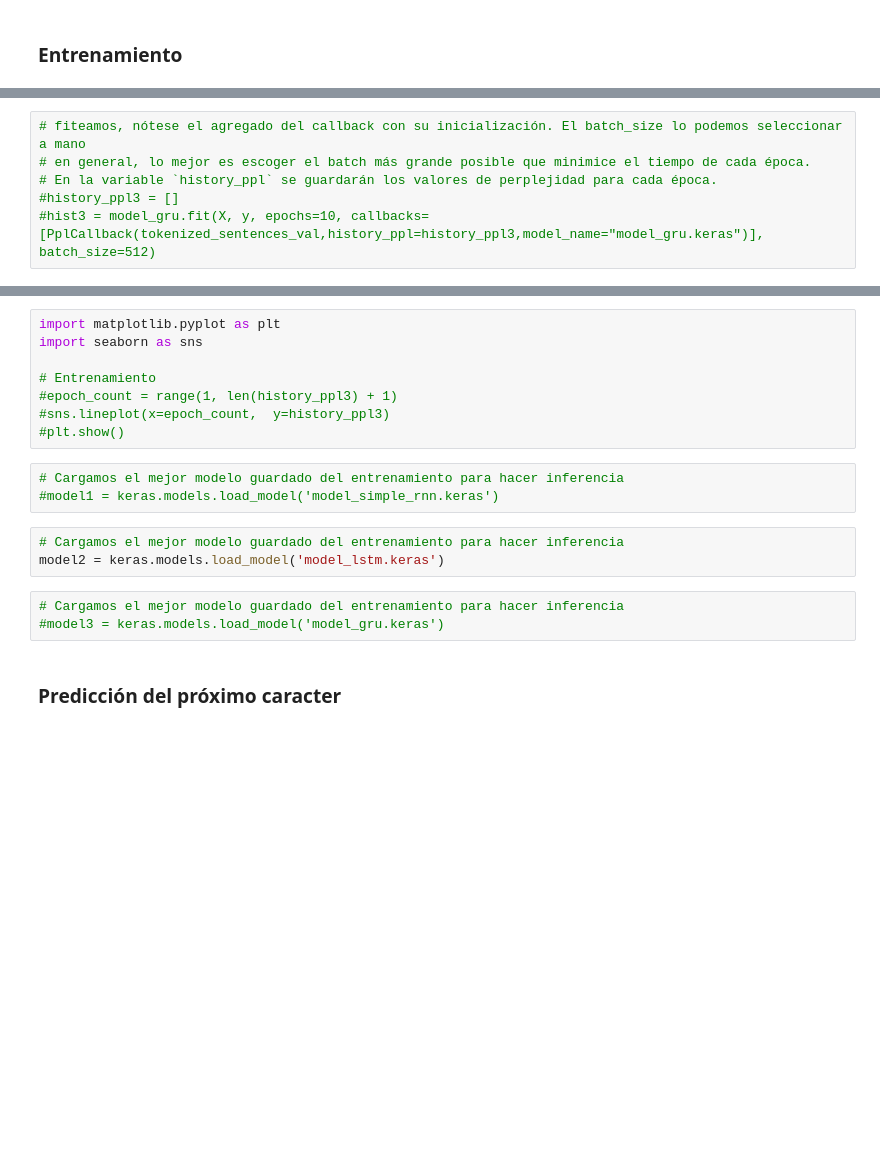
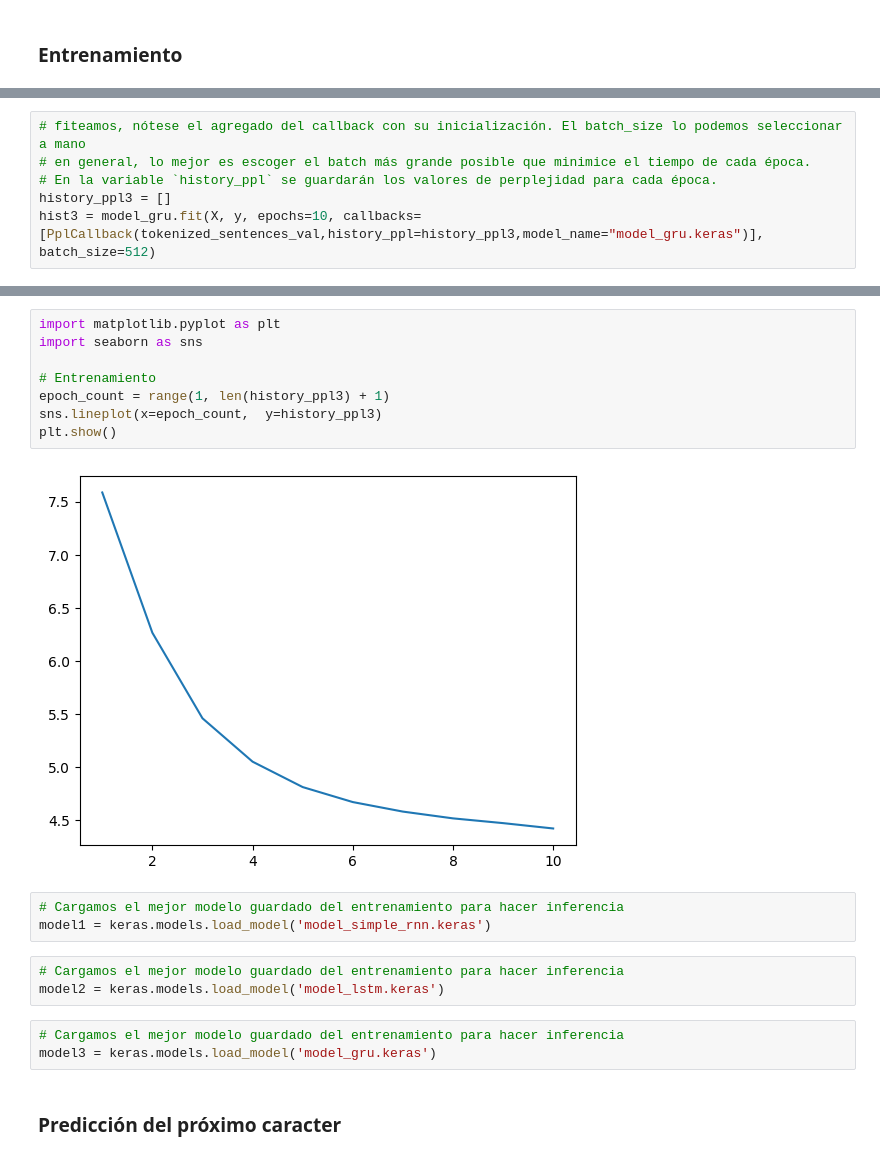
Before and after one commit to KevinNZenklusen/procesamiento_lenguaje_natural, a Jupyter notebook: clase_3/ejercicios/Desafio_3_char.ipynb, the cells around one changed output, grey strips where cells are left out. Cells and saved outputs as stored; diff of their text form; blank space fills up the shorter version.

```diff
--- a/clase_3/ejercicios/Desafio_3_char.ipynb
+++ b/clase_3/ejercicios/Desafio_3_char.ipynb
@@ -357,5 +393,5 @@ Epoch 2/10
 # fiteamos, nótese el agregado del callback con su inicialización. El batch_size lo podemos seleccionar a mano
 # en general, lo mejor es escoger el batch más grande posible que minimice el tiempo de cada época.
 # En la variable `history_ppl` se guardarán los valores de perplejidad para cada época.
-#history_ppl3 = []
-#hist3 = model_gru.fit(X, y, epochs=10, callbacks=[PplCallback(tokenized_sentences_val,history_ppl=history_ppl3,model_name="model_gru.keras")], batch_size=512)
+history_ppl3 = []
+hist3 = model_gru.fit(X, y, epochs=10, callbacks=[PplCallback(tokenized_sentences_val,history_ppl=history_ppl3,model_name="model_gru.keras")], batch_size=512)
@@ -378,20 +436,22 @@ plt.show()
 # %%
 import matplotlib.pyplot as plt
 import seaborn as sns
 
 # Entrenamiento
-#epoch_count = range(1, len(history_ppl3) + 1)
-#sns.lineplot(x=epoch_count,  y=history_ppl3)
-#plt.show()
+epoch_count = range(1, len(history_ppl3) + 1)
+sns.lineplot(x=epoch_count,  y=history_ppl3)
+plt.show()
+# %% [output]
+[figure, added]
 # %%
 # Cargamos el mejor modelo guardado del entrenamiento para hacer inferencia
-#model1 = keras.models.load_model('model_simple_rnn.keras')
+model1 = keras.models.load_model('model_simple_rnn.keras')
 # %%
 # Cargamos el mejor modelo guardado del entrenamiento para hacer inferencia
 model2 = keras.models.load_model('model_lstm.keras')
 # %%
 # Cargamos el mejor modelo guardado del entrenamiento para hacer inferencia
-#model3 = keras.models.load_model('model_gru.keras')
+model3 = keras.models.load_model('model_gru.keras')
 # %% [markdown]
 
 ### Predicción del próximo caracter
```
Also changed, not shown: parts of 23 cells of this notebook.
